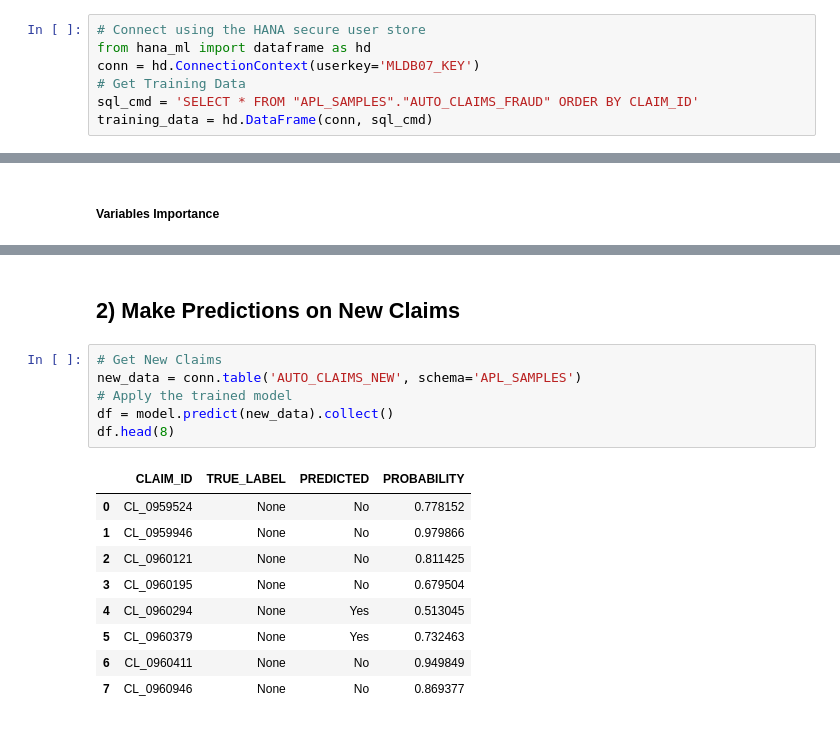
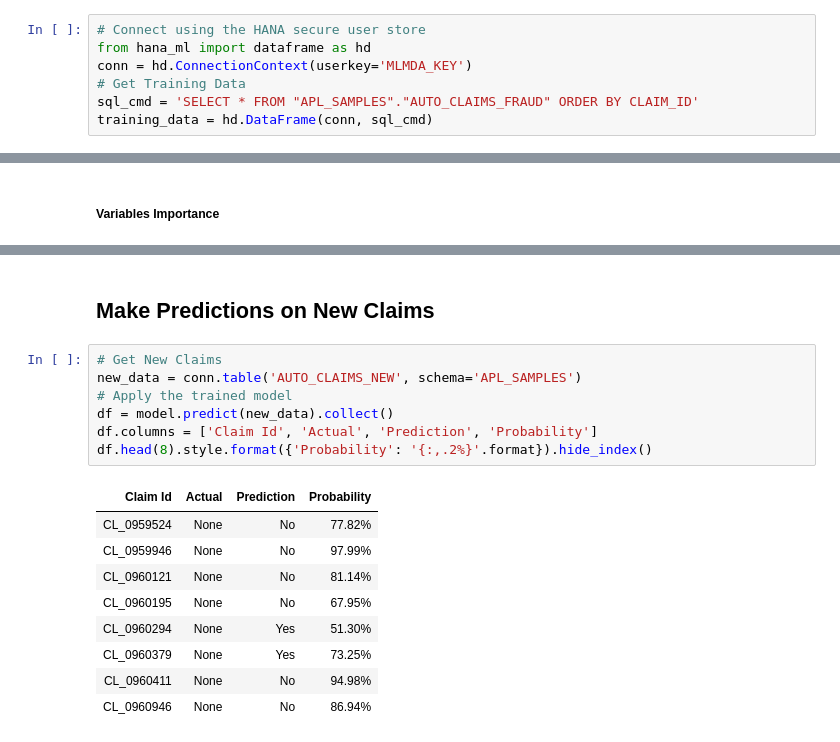
Before and after one commit to SAP-samples/hana-ml-samples, a Jupyter notebook: Python-API/apl/notebooks/HANA_ML_APL_GB_FRAUD.ipynb, the cells around one changed output, grey strips where cells are left out. Cells and saved outputs as stored; diff of their text form.

```diff
--- a/Python-API/apl/notebooks/HANA_ML_APL_GB_FRAUD.ipynb
+++ b/Python-API/apl/notebooks/HANA_ML_APL_GB_FRAUD.ipynb
@@ -13,7 +11,7 @@
 # %%
 # Connect using the HANA secure user store
 from hana_ml import dataframe as hd
-conn = hd.ConnectionContext(userkey='MLDB07_KEY')
+conn = hd.ConnectionContext(userkey='MLMDA_KEY')
 # Get Training Data
 sql_cmd = 'SELECT * FROM "APL_SAMPLES"."AUTO_CLAIMS_FRAUD" ORDER BY CLAIM_ID'
 training_data = hd.DataFrame(conn, sql_cmd)
@@ -76,18 +132,19 @@ dfd.hvplot.table(list(df.columns), width=350, height=350, sortable=True)
 # %% [markdown]
-## 2) Make Predictions on New Claims
+## Make Predictions on New Claims
 # %%
 # Get New Claims
 new_data = conn.table('AUTO_CLAIMS_NEW', schema='APL_SAMPLES')
 # Apply the trained model
 df = model.predict(new_data).collect()
-df.head(8)
+df.columns = ['Claim Id', 'Actual', 'Prediction', 'Probability']
+df.head(8).style.format({'Probability': '{:,.2%}'.format}).hide_index()
 # %% [output]
-|  | CLAIM_ID | TRUE_LABEL | PREDICTED | PROBABILITY |
-| 0 | CL_0959524 | None | No | 0.778152 |
-| 1 | CL_0959946 | None | No | 0.979866 |
-| 2 | CL_0960121 | None | No | 0.811425 |
-| 3 | CL_0960195 | None | No | 0.679504 |
-| 4 | CL_0960294 | None | Yes | 0.513045 |
-| 5 | CL_0960379 | None | Yes | 0.732463 |
-| 6 | CL_0960411 | None | No | 0.949849 |
-| 7 | CL_0960946 | None | No | 0.869377 |
+| Claim Id | Actual | Prediction | Probability |
+| CL_0959524 | None | No | 77.82% |
+| CL_0959946 | None | No | 97.99% |
+| CL_0960121 | None | No | 81.14% |
+| CL_0960195 | None | No | 67.95% |
+| CL_0960294 | None | Yes | 51.30% |
+| CL_0960379 | None | Yes | 73.25% |
+| CL_0960411 | None | No | 94.98% |
+| CL_0960946 | None | No | 86.94% |
```
Also changed, not shown: parts of 13 cells of this notebook.
